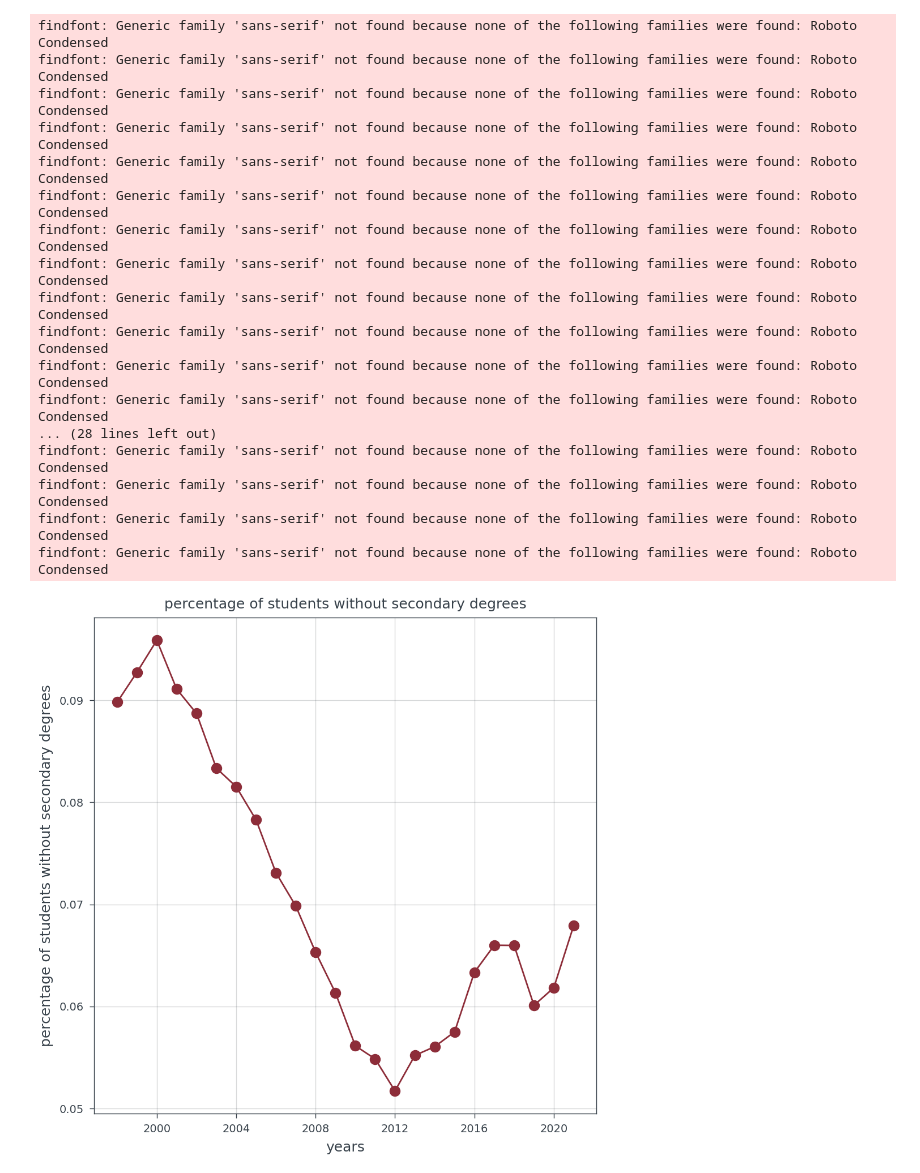
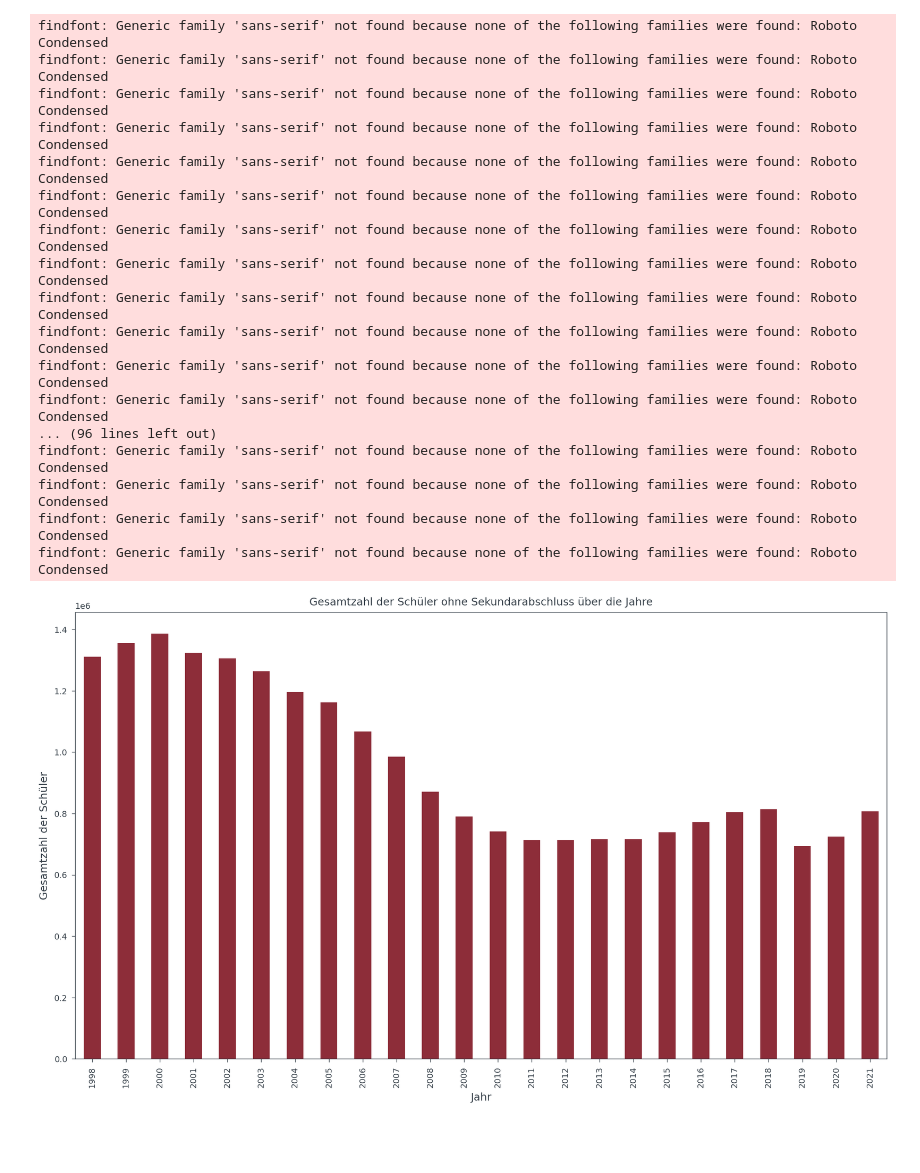
Before and after one commit to KarylReyne/DataLiteracyWS23, a Jupyter notebook: exp/JS-004-Graduates.ipynb, the cells around one changed output. Drawn from its saved outputs; the diff is of its cells as text; code cells hidden in the pictures; blank space fills up the shorter version.

```diff
--- a/exp/JS-004-Graduates.ipynb
+++ b/exp/JS-004-Graduates.ipynb
@@ -66,30 +96,34 @@ for i, year in enumerate(years):
-# %%
-import matplotlib.pyplot as plt
-plt.figure(figsize=(5,5))  # Breite und Höhe in Zoll
-
-
-plt.plot(years, total_students_without_graduates, marker='o')
-plt.xlabel('years')
-plt.ylabel('percentage of students without secondary degrees')
-plt.title('percentage of students without secondary degrees', fontsize=25)
-plt.grid(True)
-plt.show()
-# %% [output]
-findfont: Generic family 'sans-serif' not found because none of the following families were found: Roboto Condensed
-findfont: Generic family 'sans-serif' not found because none of the following families were found: Roboto Condensed
-findfont: Generic family 'sans-serif' not found because none of the following families were found: Roboto Condensed
-findfont: Generic family 'sans-serif' not found because none of the following families were found: Roboto Condensed
-findfont: Generic family 'sans-serif' not found because none of the following families were found: Roboto Condensed
-findfont: Generic family 'sans-serif' not found because none of the following families were found: Roboto Condensed
-findfont: Generic family 'sans-serif' not found because none of the following families were found: Roboto Condensed
-findfont: Generic family 'sans-serif' not found because none of the following families were found: Roboto Condensed
-findfont: Generic family 'sans-serif' not found because none of the following families were found: Roboto Condensed
-findfont: Generic family 'sans-serif' not found because none of the following families were found: Roboto Condensed
-findfont: Generic family 'sans-serif' not found because none of the following families were found: Roboto Condensed
-findfont: Generic family 'sans-serif' not found because none of the following families were found: Roboto Condensed
-... (28 lines left out)
-findfont: Generic family 'sans-serif' not found because none of the following families were found: Roboto Condensed
-findfont: Generic family 'sans-serif' not found because none of the following families were found: Roboto Condensed
-findfont: Generic family 'sans-serif' not found because none of the following families were found: Roboto Condensed
-findfont: Generic family 'sans-serif' not found because none of the following families were found: Roboto Condensed
-[figure, removed]
+# %%
+import pandas as pd
+import matplotlib.pyplot as plt
+
+df_melted['total'] = pd.to_numeric(df_melted['total'], errors='coerce')
+# Gruppieren der Daten nach Jahr und Summieren der Gesamtzahl der Schüler
+total_students_by_year = df_melted.groupby('year')['total'].sum()
+
+# Plotten der Daten
+plt.figure(figsize=(10, 6))
+total_students_by_year.plot(kind='bar')
+plt.title('Gesamtzahl der Schüler ohne Sekundarabschluss über die Jahre')
+plt.xlabel('Jahr')
+plt.ylabel('Gesamtzahl der Schüler')
+plt.show()
+# %% [output]
+findfont: Generic family 'sans-serif' not found because none of the following families were found: Roboto Condensed
+findfont: Generic family 'sans-serif' not found because none of the following families were found: Roboto Condensed
+findfont: Generic family 'sans-serif' not found because none of the following families were found: Roboto Condensed
+findfont: Generic family 'sans-serif' not found because none of the following families were found: Roboto Condensed
+findfont: Generic family 'sans-serif' not found because none of the following families were found: Roboto Condensed
+findfont: Generic family 'sans-serif' not found because none of the following families were found: Roboto Condensed
+findfont: Generic family 'sans-serif' not found because none of the following families were found: Roboto Condensed
+findfont: Generic family 'sans-serif' not found because none of the following families were found: Roboto Condensed
+findfont: Generic family 'sans-serif' not found because none of the following families were found: Roboto Condensed
+findfont: Generic family 'sans-serif' not found because none of the following families were found: Roboto Condensed
+findfont: Generic family 'sans-serif' not found because none of the following families were found: Roboto Condensed
+findfont: Generic family 'sans-serif' not found because none of the following families were found: Roboto Condensed
+... (96 lines left out)
+findfont: Generic family 'sans-serif' not found because none of the following families were found: Roboto Condensed
+findfont: Generic family 'sans-serif' not found because none of the following families were found: Roboto Condensed
+findfont: Generic family 'sans-serif' not found because none of the following families were found: Roboto Condensed
+findfont: Generic family 'sans-serif' not found because none of the following families were found: Roboto Condensed
+[figure, added]
```
Also changed, not shown: parts of 2 cells of this notebook, 5 other files.
